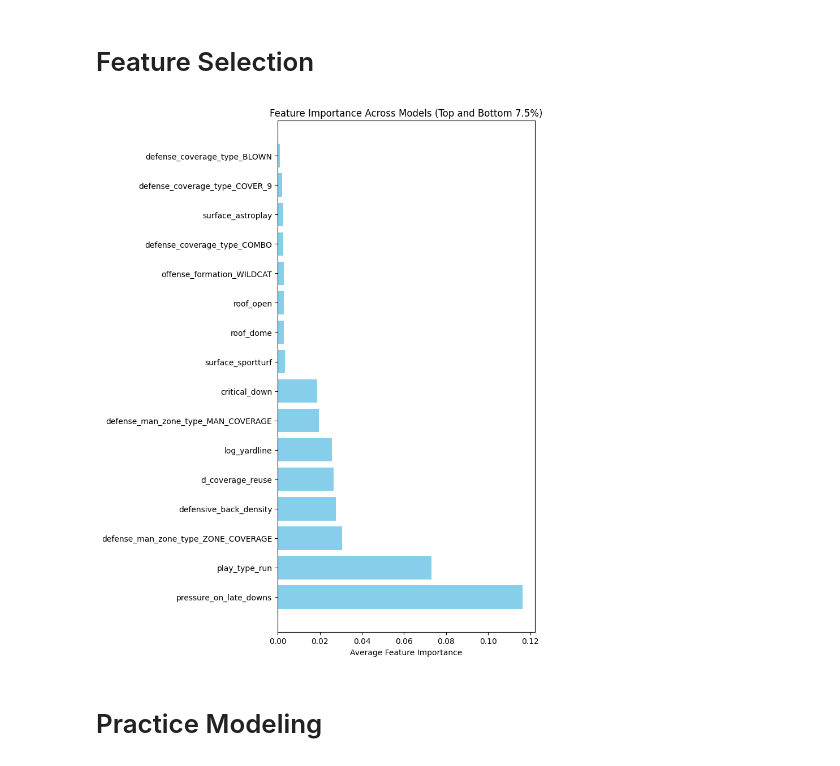
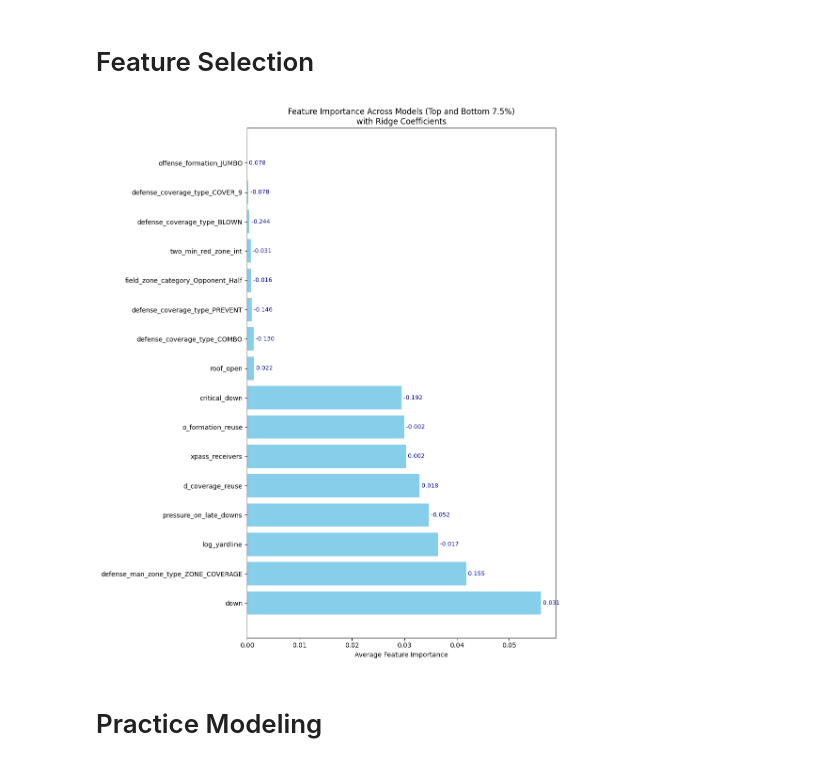
Before and after one commit to jackdepree/FFInsights, a Jupyter notebook: code/Context_Model_Training.ipynb, the cells around one changed output. Cells and saved outputs as stored; diff of their text form; code cells hidden in the pictures.

```diff
--- a/code/Context_Model_Training.ipynb
+++ b/code/Context_Model_Training.ipynb
@@ -4,16 +4,24 @@ import numpy as np
 import matplotlib.pyplot as plt
 import seaborn as sns
 
-import nfl_data_py as nfl
+import nflreadpy as nfl
 
 # Define the years to import
-yrs = range(2014, 2026)
+yrs = range(2016, 2025)
 #yrs = [2014, 2015, 2019, 2023, 2024]
 #yrs = 2022
 
 # Play-by-Play Data
-pbp_data = nfl.import_pbp_data(years=yrs)
+pbp_data = nfl.load_pbp(yrs)
+
+# Participation Data
+participation_data = nfl.load_participation(yrs)
+
+# Merge participation to pbp data
+pbp_data = pbp_data.join(participation_data, left_on=['game_id', 'play_id'], right_on=['nflverse_game_id', 'play_id'], how='left')
 
 # Sample data for demonstration
-pbp_data = pbp_data.sample(frac=0.40)
+print(f'Total plays before sampling: {len(pbp_data)}')
+pbp_data = pbp_data.sample(n=150000, seed=909)
+pbp_data = pbp_data.to_pandas()
 # %% [output]
@@ -971,34 +1212,59 @@ Saved Model R-squared: 0.0353
 # %%
 # Merge all feature importance dataframes
 feature_importance_df = pd.DataFrame()
-feature_importance_df = explosive_importance.merge(neutral_importance, on='feature', how='outer')
-feature_importance_df = feature_importance_df.merge(sack_importance, on='feature', how='outer')
-feature_importance_df = feature_importance_df.merge(air_yards_importance, on='feature', how='outer')
+feature_importance_df = variance_encoder_importance.merge(pass_breakup_importance, on='feature', how='outer')
+feature_importance_df = feature_importance_df.merge(rush_importance, on='feature', how='outer')
 feature_importance_df = feature_importance_df.merge(yac_importance, on='feature', how='outer')
-feature_importance_df = feature_importance_df.merge(wpa_importance, on='feature', how='outer')
+feature_importance_df = feature_importance_df.merge(pressure_importance, on='feature', how='outer')
+feature_importance_df = feature_importance_df.merge(completion_importance, on='feature', how='outer')
 
 # Calculate average importance across all models
-feature_importance_df['avg_importance'] = feature_importance_df[['importance_explosive', 'importance_neutral', 'importance_sack',
-                                                                'importance_air_yards', 'importance_yac', 'importance_wpa']].mean(axis=1)
+feature_importance_df['avg_importance'] = feature_importance_df[['importance_variance_encoder', 'importance_pass_breakup',
+                                                                'importance_rush', 'importance_yac', 'importance_pressure', 'importance_complete_pass']].mean(axis=1)
 
 # Drop middle 85 percent of columns from importance df to focus on top and bottom features
 importance_threshold_low = feature_importance_df['avg_importance'].quantile(0.075)
 importance_threshold_high = feature_importance_df['avg_importance'].quantile(0.925)
 filtered_importance_df = feature_importance_df[(feature_importance_df['avg_importance'] <= importance_threshold_low) |
                                                (feature_importance_df['avg_importance'] >= importance_threshold_high)]
 
 filtered_importance_df = filtered_importance_df.sort_values(by='avg_importance', ascending=False)
 
-# Plot feature importance
+# Run ridge linear regression
+from sklearn.linear_model import Ridge
+ridge_model = Ridge(alpha=10)
+features_to_cols_list = filtered_importance_df['feature'].tolist()
+X = df[features_to_cols_list].replace([np.inf, -np.inf], 0).fillna(0)
+y = df['epa'].fillna(0)
+ridge_model.fit(X, y)
+ridge_coefficients = pd.DataFrame({
+    'feature': filtered_importance_df['feature'],
+    'coefficient': ridge_model.coef_
+})
+
+# Merge coefficients into the importance dataframe
+filtered_importance_df = filtered_importance_df.merge(ridge_coefficients, on='feature', how='left')
+
+# Plot feature importance with coefficient labels
 import matplotlib.pyplot as plt
-plt.figure(figsize=(8, 10))
-plt.barh(filtered_importance_df['feature'], filtered_importance_df['avg_importance'], color='skyblue')
+plt.figure(figsize=(10, 12))
+bars = plt.barh(filtered_importance_df['feature'], filtered_importance_df['avg_importance'], color='skyblue')
+
+# Add coefficient labels to each bar
+for idx, (importance, coef, feature) in enumerate(zip(
+    filtered_importance_df['avg_importance'],
+    filtered_importance_df['coefficient'],
+    filtered_importance_df['feature']
+)):
+    plt.text(importance, idx, f' {coef:.3f}',
+             va='center', ha='left', fontsize=9, color='darkblue')
+
 plt.xlabel('Average Feature Importance')
-plt.title('Feature Importance Across Models (Top and Bottom 7.5%)')
+plt.title('Feature Importance Across Models (Top and Bottom 7.5%)\nwith Ridge Coefficients')
 plt.tight_layout()
 plt.show()
 # %% [output]
-[figure, old version]
+[figure, new version]
 # %% [markdown]
 # Practice Modeling
 # %%
```
Also changed, not shown: parts of 34 cells of this notebook, 50 other files.
